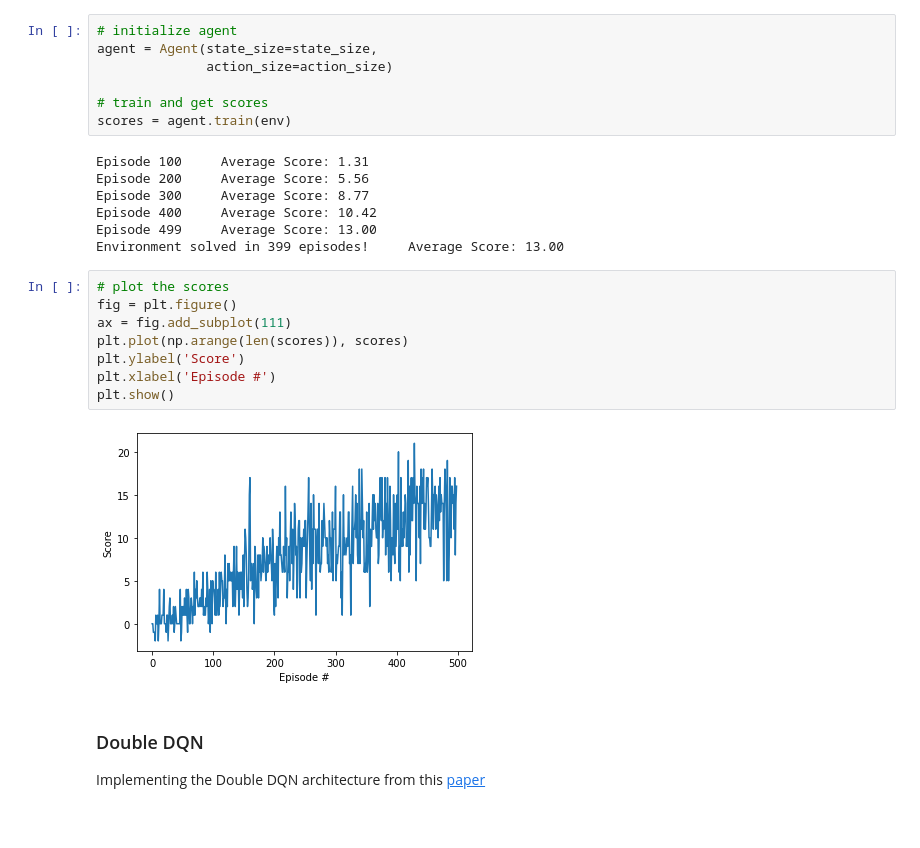
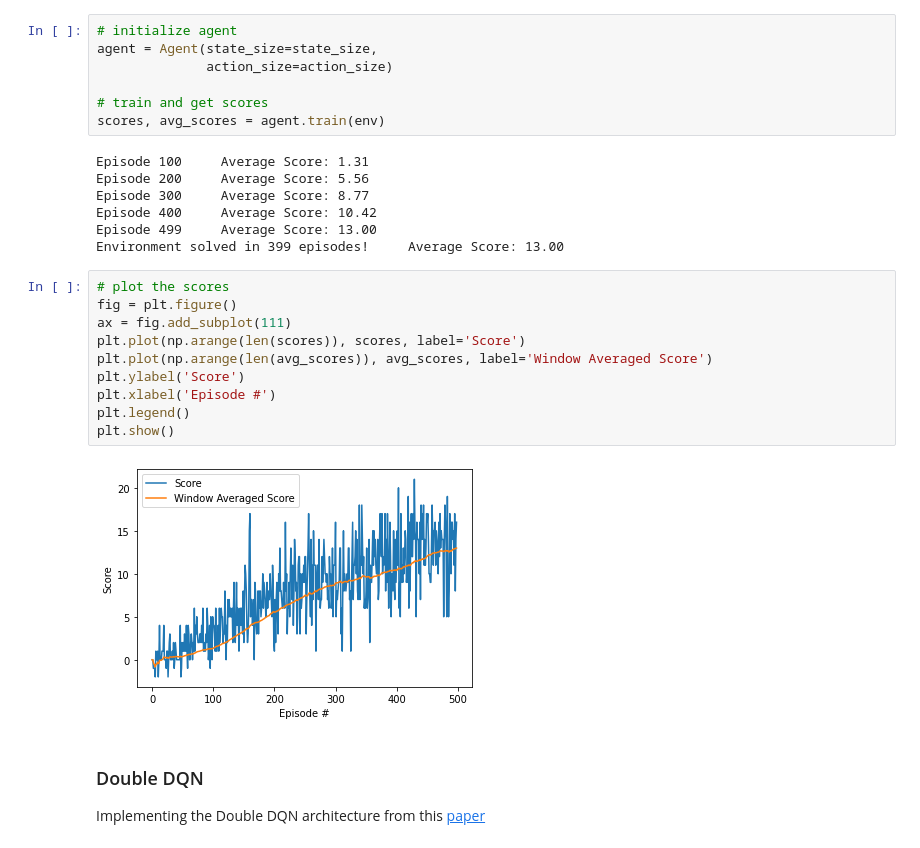
Before and after one commit to mbluestone/bananas_DQN, a Jupyter notebook: model_training.ipynb, the cells around one changed output. Cells and saved outputs as stored; diff of their text form.

```diff
--- a/model_training.ipynb
+++ b/model_training.ipynb
@@ -85,7 +85,7 @@ agent = Agent(state_size=state_size,
               action_size=action_size)
 
 # train and get scores
-scores = agent.train(env)
+scores, avg_scores = agent.train(env)
 # %% [output]
 Episode 100     Average Score: 1.31
 Episode 200     Average Score: 5.56
@@ -96,13 +96,15 @@ Environment solved in 399 episodes!     Average Score: 13.00
 # %%
 # plot the scores
 fig = plt.figure()
 ax = fig.add_subplot(111)
-plt.plot(np.arange(len(scores)), scores)
+plt.plot(np.arange(len(scores)), scores, label='Score')
+plt.plot(np.arange(len(avg_scores)), avg_scores, label='Window Averaged Score')
 plt.ylabel('Score')
 plt.xlabel('Episode #')
+plt.legend()
 plt.show()
 # %% [output]
-[figure, old version]
+[figure, new version]
 # %% [markdown]
 ### Double DQN
 
```
Also changed, not shown: parts of 13 cells of this notebook, 2 other files.
